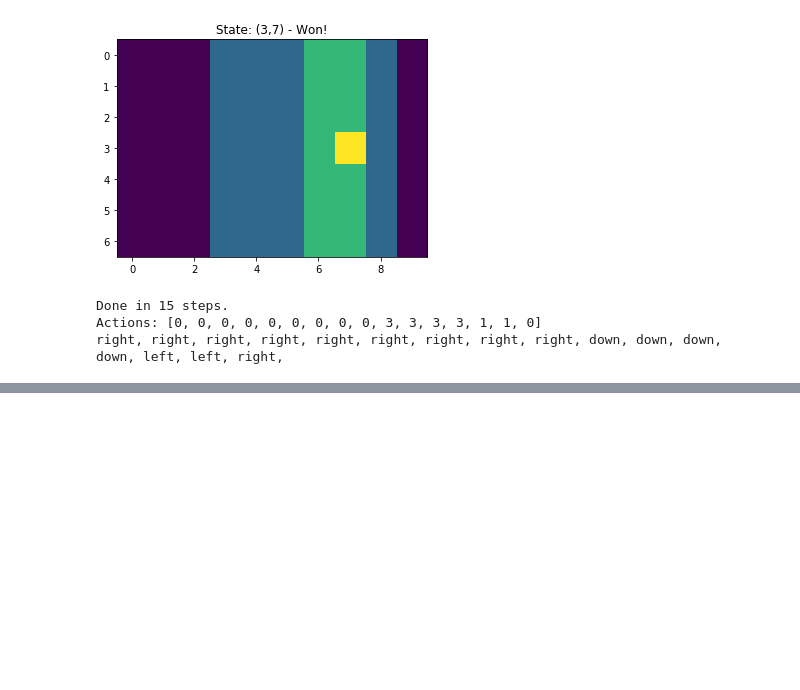
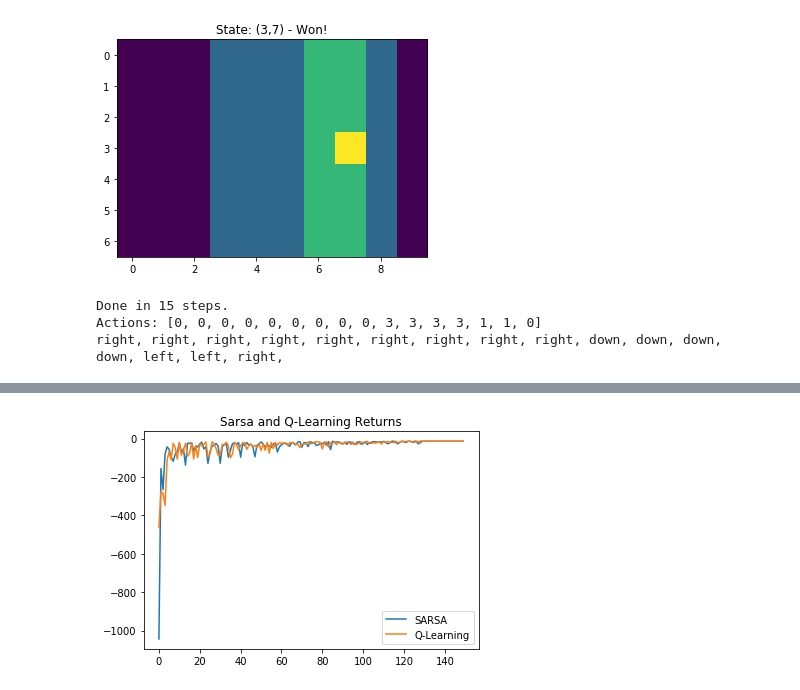
Before and after one commit to FredAmouzgar/RL-sutton, a Jupyter notebook: ch06-TD/Example6.5_WindyGridWorld.ipynb, the cells around one changed output, grey strips where cells are left out. Saved outputs shown, nothing was run; the diff lists cells and outputs as text; code cells hidden in the pictures; blank space fills up the shorter version.

```diff
--- a/ch06-TD/Example6.5_WindyGridWorld.ipynb
+++ b/ch06-TD/Example6.5_WindyGridWorld.ipynb
@@ -251,0 +351,8 @@ right, right, right, right, right, right, right, right, right, down, down, down,
+# %%
+plt.title("Sarsa and Q-Learning Returns")
+plt.plot(list(range(len(steps_sarsa_decay))),returns_sarsa_decay)
+plt.plot(list(range(len(steps_qlearning_decay))),returns_qlearning_decay)
+plt.legend(["SARSA", "Q-Learning"])
+plt.show()
+# %% [output]
+[figure, added]
```
Also changed, not shown: parts of 9 cells of this notebook, 2 other files.
